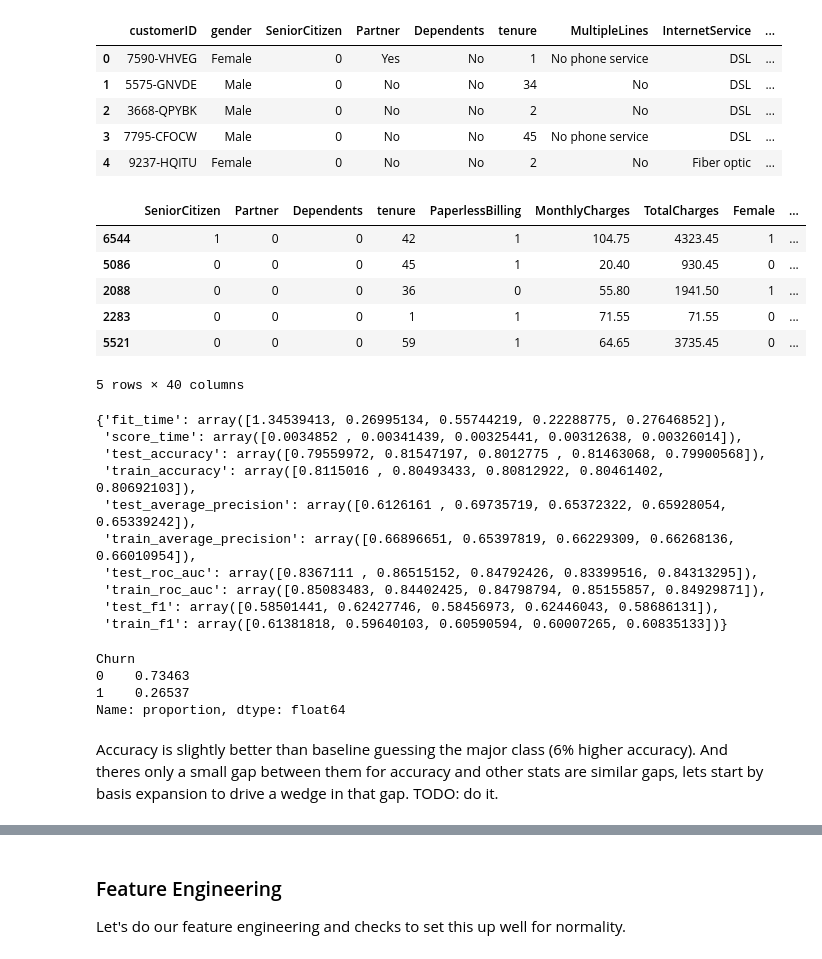
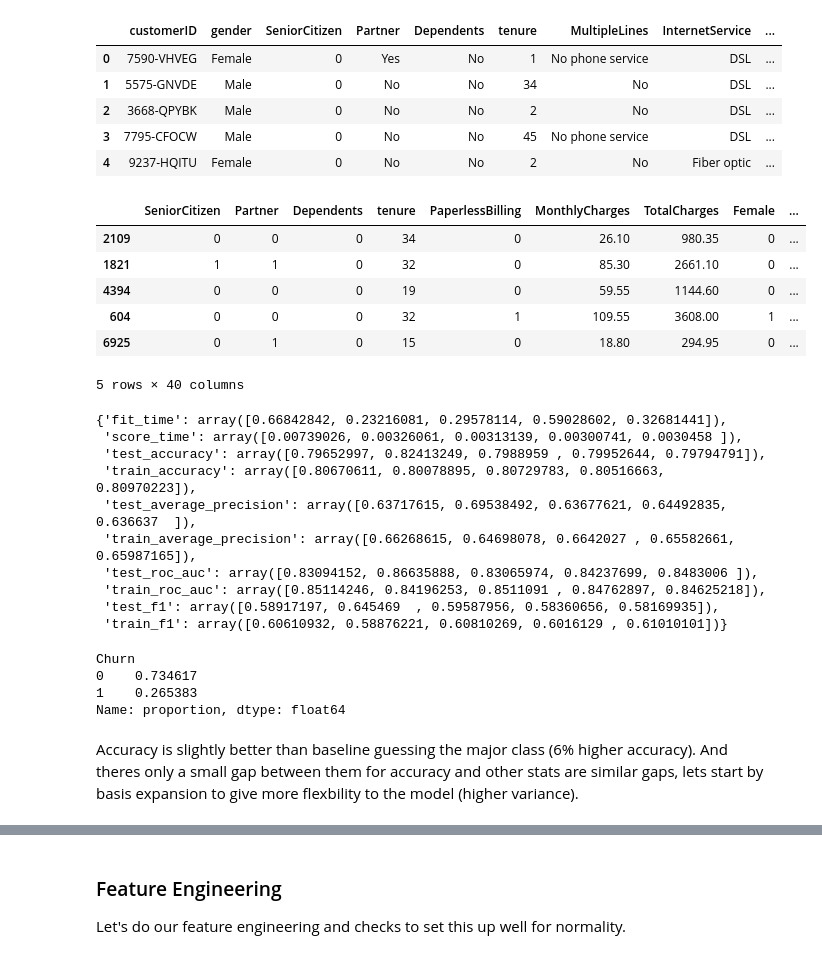
Before and after one commit to angelusualle/machine-learning, a Jupyter notebook: classification/linear-decision-boundaries/discriminative/logistic/logistic_regression.ipynb, the cells around one changed output, grey strips where cells are left out. Saved outputs shown, nothing was run; the diff lists cells and outputs as text; code cells hidden in the pictures.

Commit message:
trying out basis expansion

```diff
--- a/classification/linear-decision-boundaries/discriminative/logistic/logistic_regression.ipynb
+++ b/classification/linear-decision-boundaries/discriminative/logistic/logistic_regression.ipynb
@@ -2676,18 +2676,18 @@ df_inference = df_inference.drop(columns="PaymentMethod")
 # %%
 from sklearn.model_selection import train_test_split
 
 x = df_inference.drop(columns=["Churn"])
 y = df_inference["Churn"]
 
-x_train, y_train, x_test, y_test = train_test_split(x, y, stratify=y, test_size=0.1)
+x_train, x_test, y_train, y_test = train_test_split(x, y, stratify=y, test_size=0.1)
 x_train.head()
 # %% [output]
 |  | SeniorCitizen | Partner | Dependents | tenure | PaperlessBilling | MonthlyCharges | TotalCharges | Female | ... |
-| 6544 | 1 | 0 | 0 | 42 | 1 | 104.75 | 4323.45 | 1 | ... |
-| 5086 | 0 | 0 | 0 | 45 | 1 | 20.40 | 930.45 | 0 | ... |
-| 2088 | 0 | 0 | 0 | 36 | 0 | 55.80 | 1941.50 | 1 | ... |
-| 2283 | 0 | 0 | 0 | 1 | 1 | 71.55 | 71.55 | 0 | ... |
-| 5521 | 0 | 0 | 0 | 59 | 1 | 64.65 | 3735.45 | 0 | ... |
+| 2109 | 0 | 0 | 0 | 34 | 0 | 26.10 | 980.35 | 0 | ... |
+| 1821 | 1 | 1 | 0 | 32 | 0 | 85.30 | 2661.10 | 0 | ... |
+| 4394 | 0 | 0 | 0 | 19 | 0 | 59.55 | 1144.60 | 0 | ... |
+| 604 | 0 | 0 | 0 | 32 | 1 | 109.55 | 3608.00 | 1 | ... |
+| 6925 | 0 | 1 | 0 | 15 | 0 | 18.80 | 294.95 | 0 | ... |
 5 rows × 40 columns
 # %%
 from sklearn.linear_model import LogisticRegression
@@ -2696,24 +2696,24 @@ from sklearn.model_selection import StratifiedKFold, cross_validate
 model = LogisticRegression(penalty=None, solver='lbfgs', max_iter=10000)
 cv_strategy = StratifiedKFold(n_splits=5, shuffle=True)
 
-cross_validate(model, x, y, cv=cv_strategy, scoring=["accuracy", "average_precision", "roc_auc", "f1"], return_train_score=True)
+cross_validate(model, x_train, y_train, cv=cv_strategy, scoring=["accuracy", "average_precision", "roc_auc", "f1"], return_train_score=True)
 # %% [output]
-{'fit_time': array([1.34539413, 0.26995134, 0.55744219, 0.22288775, 0.27646852]),
- 'score_time': array([0.0034852 , 0.00341439, 0.00325441, 0.00312638, 0.00326014]),
- 'test_accuracy': array([0.79559972, 0.81547197, 0.8012775 , 0.81463068, 0.79900568]),
- 'train_accuracy': array([0.8115016 , 0.80493433, 0.80812922, 0.80461402, 0.80692103]),
- 'test_average_precision': array([0.6126161 , 0.69735719, 0.65372322, 0.65928054, 0.65339242]),
- 'train_average_precision': array([0.66896651, 0.65397819, 0.66229309, 0.66268136, 0.66010954]),
- 'test_roc_auc': array([0.8367111 , 0.86515152, 0.84792426, 0.83399516, 0.84313295]),
- 'train_roc_auc': array([0.85083483, 0.84402425, 0.84798794, 0.85155857, 0.84929871]),
- 'test_f1': array([0.58501441, 0.62427746, 0.58456973, 0.62446043, 0.58686131]),
- 'train_f1': array([0.61381818, 0.59640103, 0.60590594, 0.60007265, 0.60835133])}
+{'fit_time': array([0.66842842, 0.23216081, 0.29578114, 0.59028602, 0.32681441]),
+ 'score_time': array([0.00739026, 0.00326061, 0.00313139, 0.00300741, 0.0030458 ]),
+ 'test_accuracy': array([0.79652997, 0.82413249, 0.7988959 , 0.79952644, 0.79794791]),
+ 'train_accuracy': array([0.80670611, 0.80078895, 0.80729783, 0.80516663, 0.80970223]),
+ 'test_average_precision': array([0.63717615, 0.69538492, 0.63677621, 0.64492835, 0.636637  ]),
+ 'train_average_precision': array([0.66268615, 0.64698078, 0.6642027 , 0.65582661, 0.65987165]),
+ 'test_roc_auc': array([0.83094152, 0.86635888, 0.83065974, 0.84237699, 0.8483006 ]),
+ 'train_roc_auc': array([0.85114246, 0.84196253, 0.8511091 , 0.84762897, 0.84625218]),
+ 'test_f1': array([0.58917197, 0.645469  , 0.59587956, 0.58360656, 0.58169935]),
+ 'train_f1': array([0.60610932, 0.58876221, 0.60810269, 0.6016129 , 0.61010101])}
 # %%
-y.value_counts(normalize=True)
+y_train.value_counts(normalize=True)
 # %% [output]
 Churn
-0    0.73463
-1    0.26537
+0    0.734617
+1    0.265383
 Name: proportion, dtype: float64
 # %% [markdown]
-Accuracy is slightly better than baseline guessing the major class (6% higher accuracy). And theres only a small gap between them for accuracy and other stats are similar gaps, lets start by basis expansion to drive a wedge in that gap. TODO: do it.
+Accuracy is slightly better than baseline guessing the major class (6% higher accuracy). And theres only a small gap between them for accuracy and other stats are similar gaps, lets start by basis expansion to give more flexbility to the model (higher variance).
```
Also changed, not shown: parts of 5 cells of this notebook.
